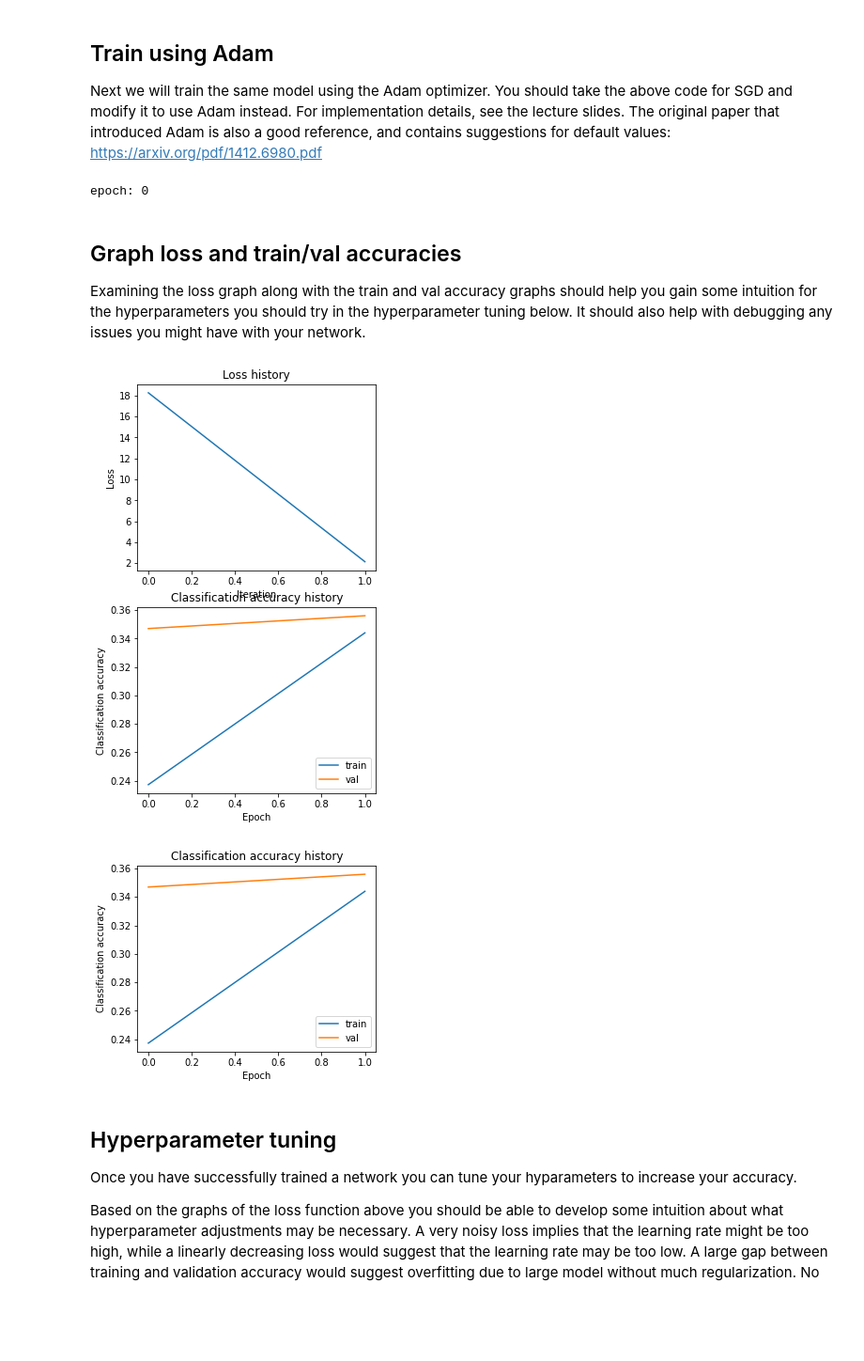
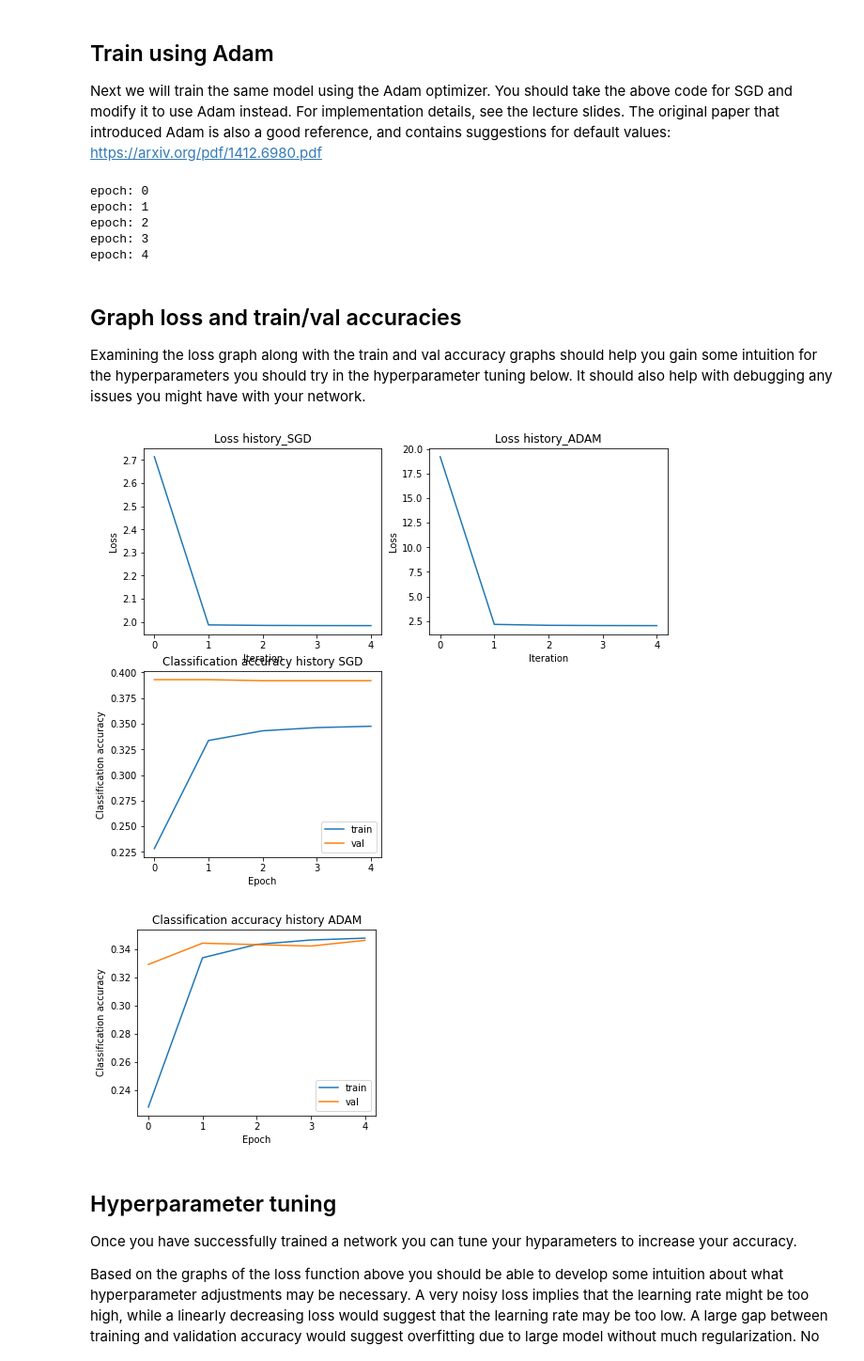
Before and after one commit to AlchemicRonin/CS-498-Introduction-to-Deep-Learning, a Jupyter notebook: neural_network.ipynb, the cells around one changed output. Shown at 94% size. Drawn from its saved outputs; the diff is of its cells as text; code cells hidden in the pictures; blank space fills up the shorter version.

```diff
--- a/neural_network.ipynb
+++ b/neural_network.ipynb
@@ -50,7 +47,7 @@ You can try different numbers of layers and other hyperparameters on the CIFAR-1
 # %%
 # Hyperparameters
 input_size = 32 * 32 * 3
-num_layers = 2
+num_layers = 3
 hidden_size = 60
 hidden_sizes = [hidden_size] * (num_layers - 1)
 num_classes = 10
@@ -64,7 +61,7 @@ regularization = 0.1
 net = NeuralNetwork(input_size, hidden_sizes, num_classes, num_layers)
 
 # Variables to store performance for each epoch
-train_loss = np.zeros(epochs)
+train_loss_SGD = np.zeros(epochs)
 train_accuracy = np.zeros(epochs)
 validation_SGD = np.zeros(epochs)
 
@@ -83,7 +80,7 @@ for epoch in range(epochs):
 
         # Run the forward pass of the model to get a prediction and compute the accuracy
         # Run the backward pass of the model to update the weights and compute the loss
-        train_loss[epoch] += net.backward(X_train,y_train, learning_rate, regularization)/((TRAIN_IMAGES // batch_size))
+        train_loss_SGD[epoch] += net.backward(X_train,y_train, learning_rate, regularization)/((TRAIN_IMAGES // batch_size))
         train_accuracy[epoch] += (np.argmax(net.outputs["L1"+ str(num_layers)],axis = 1) == y_train).mean()/((TRAIN_IMAGES // batch_size))
         for key in net.params:
           net.params[key] -= rate * net.gradients[key]
@@ -101,7 +100,7 @@ Next we will train the same model using the Adam optimizer. You should take the
 # %%
 # Hyperparameters
 input_size = 32 * 32 * 3
-num_layers = 2
+num_layers = 3
 hidden_size = 60
 hidden_sizes = [hidden_size] * (num_layers - 1)
 num_classes = 10
@@ -119,7 +118,7 @@ eps = 1e-8
 net = NeuralNetwork(input_size, hidden_sizes, num_classes, num_layers)
 
 # Variables to store performance for each epoch
-train_loss = np.zeros(epochs)
+train_loss_ADAM_ = np.zeros(epochs)
 train_accuracy = np.zeros(epochs)
 validation_ADAM = np.zeros(epochs)
 
@@ -138,7 +137,7 @@ for epoch in range(epochs):
 
         # Run the forward pass of the model to get a prediction and compute the accuracy
         # Run the backward pass of the model to update the weights and compute the loss
-        train_loss[epoch] += net.backward(X_train, y_train, learning_rate, regularization)/((TRAIN_IMAGES // batch_size))
+        train_loss_ADAM_[epoch] += net.backward(X_train, y_train, learning_rate, regularization)/((TRAIN_IMAGES // batch_size))
         train_accuracy[epoch] += (np.argmax(net.outputs["L1" + str(num_layers)],axis = 1) == y_train).mean()/((TRAIN_IMAGES // batch_size))
         for key in net.params:
           net.m[key] = beta1 * net.m[key] + (1 - beta1) * net.gradients[key]
@@ -151,6 +150,10 @@ for epoch in range(epochs):
     validation_ADAM[epoch] += (np.argmax(net.forward(X_val),axis = 1) == y_val).mean()
 # %% [output]
 epoch: 0
+epoch: 1
+epoch: 2
+epoch: 3
+epoch: 4
 # %% [markdown]
 ## Graph loss and train/val accuracies
 
@@ -158,31 +161,37 @@ Examining the loss graph along with the train and val accuracy graphs should hel
 # %%
 # Plot the loss function and train / validation accuracies
 plt.subplot(2, 2, 1)
-plt.plot(train_loss)
-plt.title('Loss history')
+plt.plot(train_loss_SGD)
+plt.title('Loss history_SGD')
+plt.xlabel('Iteration')
+plt.ylabel('Loss')
+
+plt.subplot(2, 2, 2)
+plt.plot(train_loss_ADAM_)
+plt.title('Loss history_ADAM')
 plt.xlabel('Iteration')
 plt.ylabel('Loss')
 
 plt.subplot(2, 2, 3)
 plt.plot(train_accuracy, label='train')
 plt.plot(validation_SGD, label='val')
-plt.title('Classification accuracy history')
+plt.title('Classification accuracy history SGD')
 plt.xlabel('Epoch')
 plt.ylabel('Classification accuracy')
 plt.legend()
 plt.show()
 
 plt.subplot(2, 2, 4)
 plt.plot(train_accuracy, label='train')
 plt.plot(validation_ADAM, label='val')
-plt.title('Classification accuracy history')
+plt.title('Classification accuracy history ADAM')
 plt.xlabel('Epoch')
 plt.ylabel('Classification accuracy')
 plt.legend()
 plt.show()
 # %% [output]
-[figure, old version]
+[figure, new version]
-[figure, old version]
+[figure, new version]
 # %% [markdown]
 ## Hyperparameter tuning
 
```
Also changed, not shown: parts of 5 cells of this notebook.
